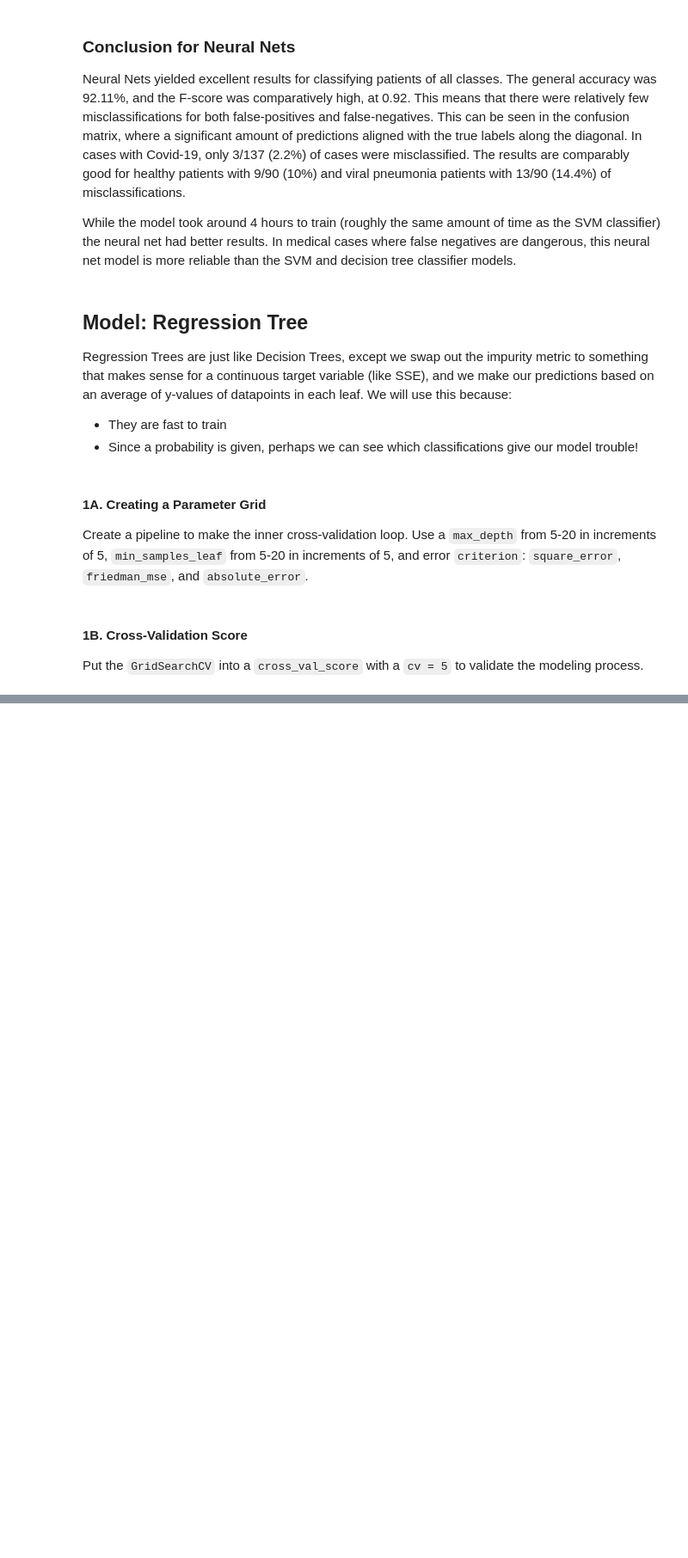
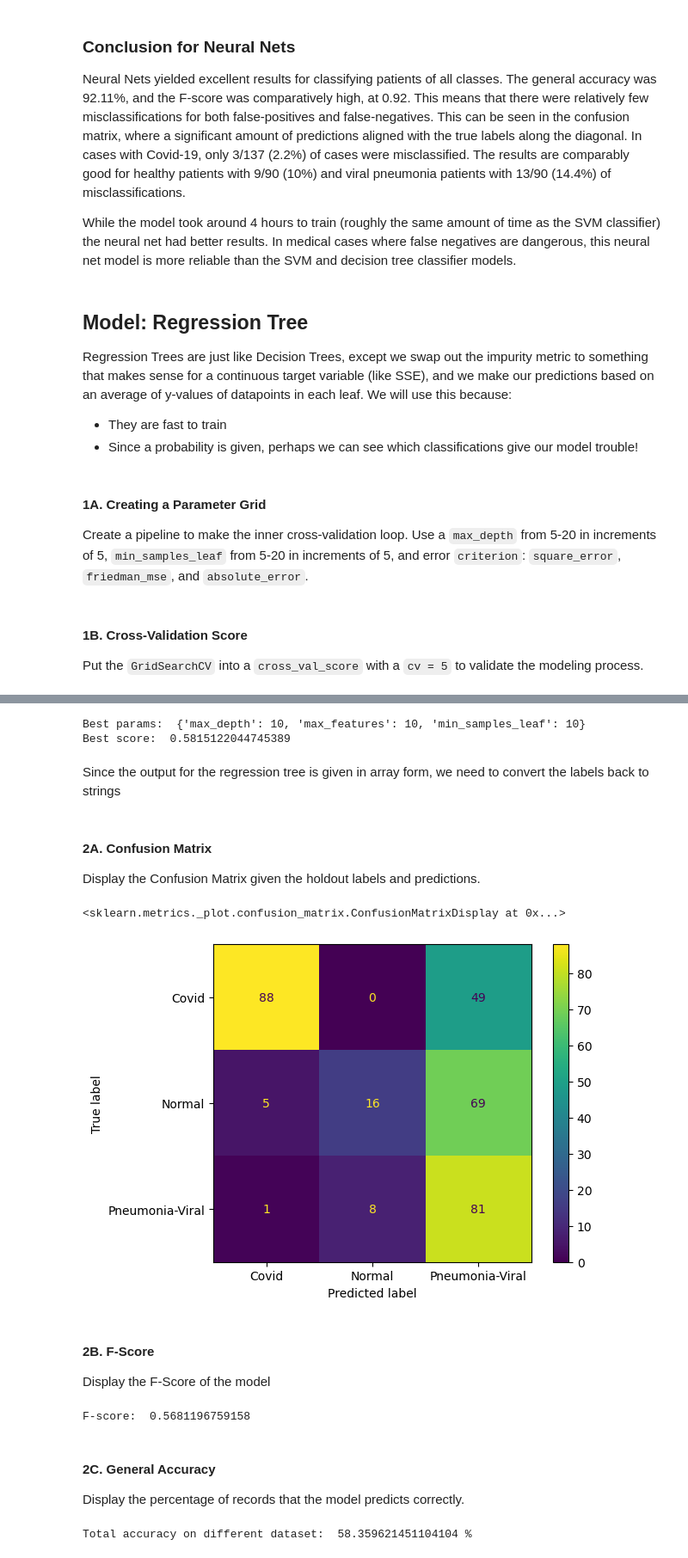
Before and after one commit to AllenJue/Image-Classification, a Jupyter notebook: ImageClassification.ipynb, the cells around one changed output, grey strips where cells are left out. Shown at 86% size. Drawn from its saved outputs; the diff is of its cells as text; code cells hidden in the pictures; blank space fills up the shorter version.

Commit message:
Add final model and documentaion for rtc

```diff
--- a/ImageClassification.ipynb
+++ b/ImageClassification.ipynb
@@ -545,7 +545,7 @@ rtc = DecisionTreeRegressor()
 
 regression_tree_params = {'max_depth': list(range(5, 21, 5)),
                           'min_samples_leaf': list(range(5, 21, 5)),
-                          'criterion': ['squared_error', 'friedman_mse', 'absolute_error']}
+                          'max_features': list(range(5, 16, 5))}
 inner_rtc = GridSearchCV(rtc, regression_tree_params, cv = 5)
 
 encoded_labels = encode_labels(all_labels)
@@ -562,0 +578,51 @@ pickle.dump(rtc_final_model, open(filename, 'wb'))
+# %%
+# Load the final rtc model
+
+filename = 'final_rtc_model.sav'
+loaded_model = pickle.load(open(filename, 'rb'))
+print("Best params: ", loaded_model.best_params_)
+print("Best score: ", loaded_model.best_score_)
+# %% [output]
+Best params:  {'max_depth': 10, 'max_features': 10, 'min_samples_leaf': 10}
+Best score:  0.5815122044745389
+# %% [markdown]
+Since the output for the regression tree is given in array form, we need to convert the labels back to strings
+# %%
+def encoded_to_labels(encoded_labels):
+    labels = []
+    for el in encoded_labels:
+        if np.array_equal(el, [1, 0, 0]):
+            labels.append("Covid")
+        elif np.array_equal(el, [0, 1, 0]):
+            labels.append("Normal")
+        else:
+            labels.append("Pneumonia-Viral")
+    return labels
+
+encoded_predictions = loaded_model.predict(holdout_images)
+predictions = encoded_to_labels(encoded_predictions)
+assert len(predictions) == len(holdout_labels)
+# %% [markdown]
+#### 2A. Confusion Matrix
+Display the Confusion Matrix given the holdout labels and predictions.
+# %%
+ConfusionMatrixDisplay.from_predictions(holdout_labels, predictions)
+# %% [output]
+<sklearn.metrics._plot.confusion_matrix.ConfusionMatrixDisplay at 0x...>
+[figure, added]
+# %% [markdown]
+#### 2B. F-Score
+Display the F-Score of the model
+# %%
+f_score = f1_score(holdout_labels, predictions, average = 'weighted')
+print("F-score: ", f_score)
+# %% [output]
+F-score:  0.5681196759158
+# %% [markdown]
+#### 2C. General Accuracy
+Display the percentage of records that the model predicts correctly.
+# %%
+rtc_accuracy = accuracy_score(holdout_labels, predictions)
+print("Total accuracy on different dataset: ", rtc_accuracy * 100, "%")
+# %% [output]
+Total accuracy on different dataset:  58.359621451104104 %
```
Also changed, not shown: parts of 6 cells of this notebook, 1 other file.
